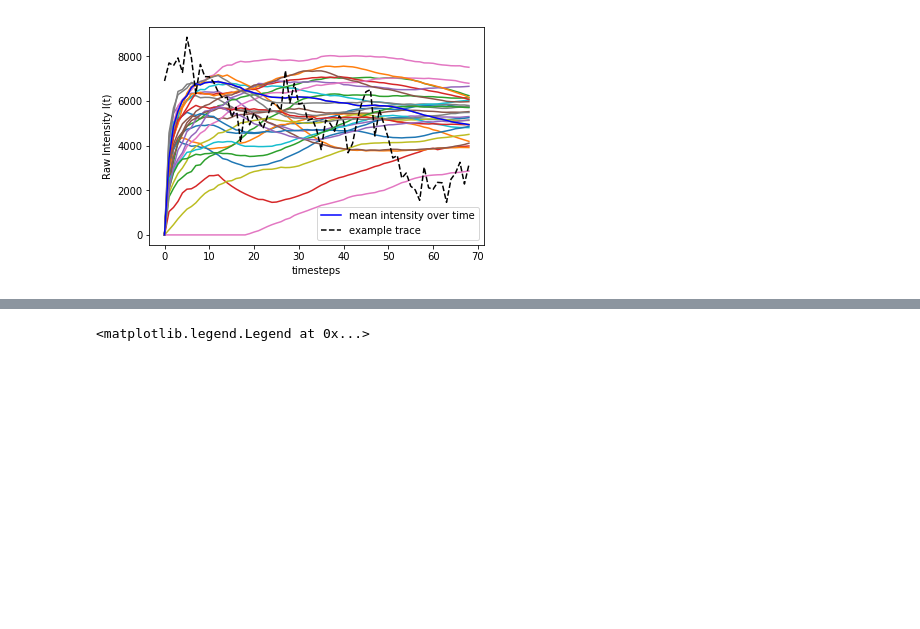
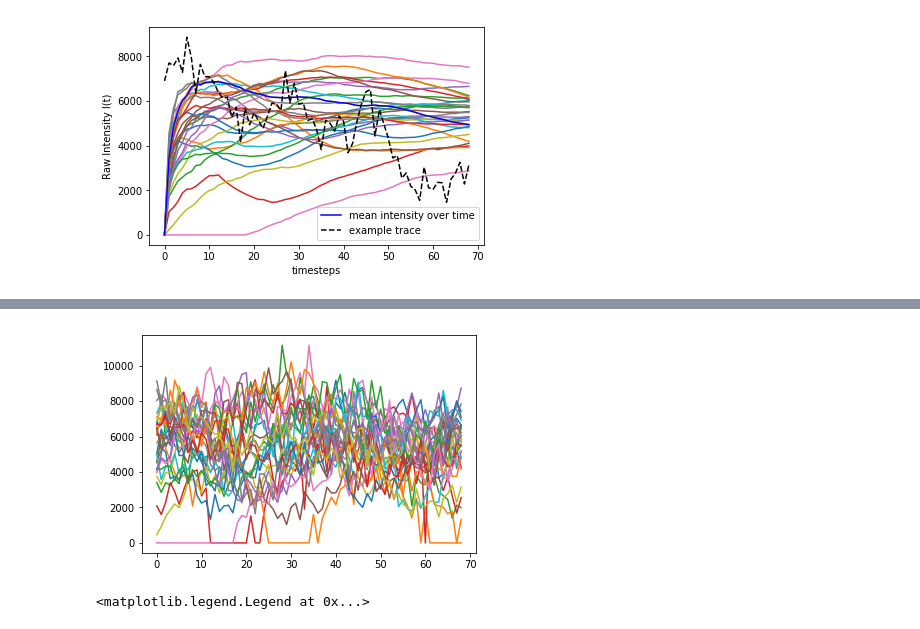
Before and after one commit to tlmakinen/bursting-IGMM, a Jupyter notebook: autocorrelation/desponds-positive-control.ipynb, the cells around one changed output, grey strips where cells are left out. Saved outputs shown, nothing was run; the diff lists cells and outputs as text; code cells hidden in the pictures; blank space fills up the shorter version.

```diff
--- a/autocorrelation/desponds-positive-control.ipynb
+++ b/autocorrelation/desponds-positive-control.ipynb
@@ -53,3 +53,8 @@ len(np.mean(traces, axis=1))
+# %%
+for name in table.colnames:
+    plt.plot(table[name])
+# %% [output]
+[figure, added]
 # %%
 # plot mean intensity over time to define good steady-state window for embryo trace package
 traces=[]
```
Also changed, not shown: parts of 10 cells of this notebook.
